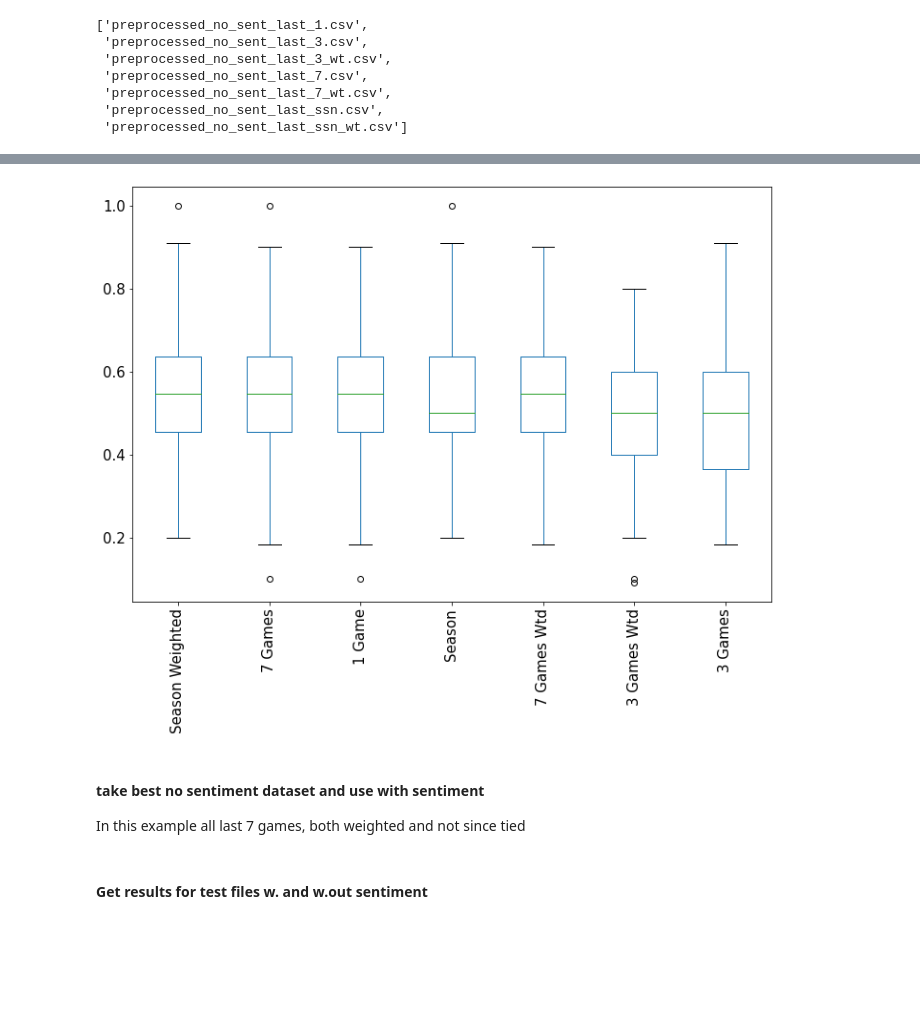
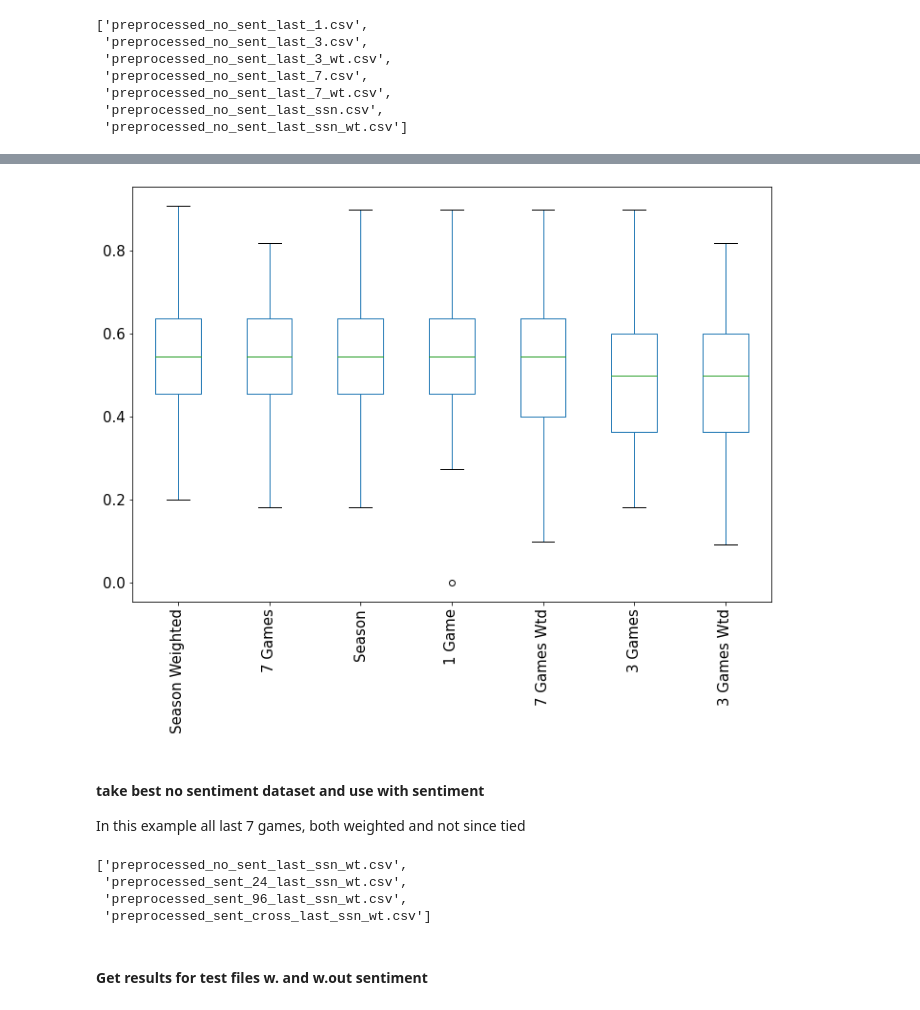
Before and after one commit to huuugh18/NFL_twitter_sentiment_odds, a Jupyter notebook: models/random_forest.ipynb, the cells around one changed output, grey strips where cells are left out. Saved outputs shown, nothing was run; the diff lists cells and outputs as text; code cells hidden in the pictures; blank space fills up the shorter version.

Commit message:
final results for RF

```diff
--- a/models/random_forest.ipynb
+++ b/models/random_forest.ipynb
@@ -145,25 +145,28 @@ param_dict = {
 param_dict_test = {
     'n_estimators': [91, 118, ],
     'max_features': ['auto'],
-    'max_depth': [50, 60, 70],
-    'min_samples_split': [8, 10, 12],
+    'max_depth': [60],
+    'min_samples_split': [12],
     'min_samples_leaf': [8, 10, 12],
     'bootstrap': [True]
 
 }
 
 
-def grid_search(x, y, params):
+def grid_search(x, y, f, params):
     max_score = {
         'scores_mean':0
     }
 
     all_scores = []
-
+    total_iter = len(params['n_estimators'])*len(params['max_depth'])*len(params['min_samples_split'])*len(params['min_samples_leaf'])
+    curr_iter = 0
     for n in params['n_estimators']:
         for depth in params['max_depth']:
             for split in params['min_samples_split']:
                 for leaf in params['min_samples_leaf']:
+                    curr_iter = curr_iter +1
+
                     rf = RandomForestClassifier(
                         n_estimators=n,
                         max_depth=depth,
@@ -184,6 +187,8 @@ def grid_search(x, y, params):
                         n_jobs=-1
                     )
 
+                    print(f'Iteration {curr_iter}/{total_iter} for {f}: {scores.mean()}')
+
                     scores_dict = {
                         'scores_mean': scores.mean(),
                         'scores_std': scores.std(),
@@ -191,7 +196,8 @@ def grid_search(x, y, params):
                         'max_depth': depth,
                         'min_samples_split': split,
                         'min_samples_leaf': leaf,
-                        'scores': scores
+                        'scores': scores,
+                        'file': f
                     }
 
                     all_scores.append(scores_dict)
@@ -248,11 +254,11 @@ param_dict_2 = {
 }
 
 param_dict_3 = {
-    'n_estimators': [5, 8, 10, 25, 50, 75, 100, 300],
+    'n_estimators': [5, 8, 10, 25, 50, 75, 100, 300, 500, 1000],
     'max_features': ['auto'],
-    'max_depth': [5, 10, 15, 25, 50, 75, 100, 150, 200],
-    'min_samples_split': [2, 4, 8, 10, 12, 15],
-    'min_samples_leaf': [2, 4, 8, 10, 12, 15],
+    'max_depth': [None, 5, 10, 15, 25, 50, 75, 100, 150, 200],
+    'min_samples_split': [2, 4, 8],
+    'min_samples_leaf': [1, 2, 4, 8],
     'bootstrap': [True]
 }
 
@@ -260,9 +266,10 @@ def all_datasets(files, params):
     results = []
     for f in files:
         x,y = get_data(f)
-        all_scores, max_score = grid_search(x, y, params)
-        max_score['file'] = f
+        all_scores, max_score = grid_search(x, y, f, params)
         results.append(max_score)
+        df = pd.DataFrame.from_records([max_score], index = 'file')
+        df.to_csv(f'../results/rf/sent_results_{f}')
     return results
 # %%
 no_sent_files = files[:7]
@@ -312,19 +319,19 @@ df_no_sent_results2.to_csv('../results/df_no_sent2.csv')
 # %%
 column_dict_no_sent = {
     'preprocessed_no_sent_last_7.csv': '7 Games',
     'preprocessed_no_sent_last_7_wt.csv': '7 Games Wtd',
     'preprocessed_no_sent_last_1.csv': '1 Game',
     'preprocessed_no_sent_last_3.csv': '3 Games',
     'preprocessed_no_sent_last_3_wt.csv': '3 Games Wtd',
     'preprocessed_no_sent_last_ssn.csv': 'Season',
     'preprocessed_no_sent_last_ssn_wt.csv': 'Season Weighted',
 }
 def get_box_plot(df, col_labels):
     scores = df['scores'].apply(pd.Series).transpose()
     # print(scores.columns)
     scores = scores.rename(columns=col_labels)
     scores.boxplot(rot=90, figsize=(12,8), grid=False, fontsize=15)
 
-get_box_plot(df_no_sent_results, column_dict_no_sent)
+get_box_plot(df_no_sent_results2, column_dict_no_sent)
 # %% [output]
-[figure, old version]
+[figure, new version]
@@ -347,9 +339,13 @@ from sklearn.model_selection import GridSearchCV
 #### take best no sentiment dataset and use with sentiment
 In this example all last 7 games, both weighted and not since tied
 # %%
-files_7_games = [f for f in files if 'last_7' in f]
-files_test = files_7_games
+files_test = [f for f in files if 'last_ssn_wt' in f]
 files_test
+# %% [output]
+['preprocessed_no_sent_last_ssn_wt.csv',
+ 'preprocessed_sent_24_last_ssn_wt.csv',
+ 'preprocessed_sent_96_last_ssn_wt.csv',
+ 'preprocessed_sent_cross_last_ssn_wt.csv']
 # %% [markdown]
 #### Get results for test files w. and w.out sentiment
 # %%
```
Also changed, not shown: parts of 7 cells of this notebook, 7 other files.
